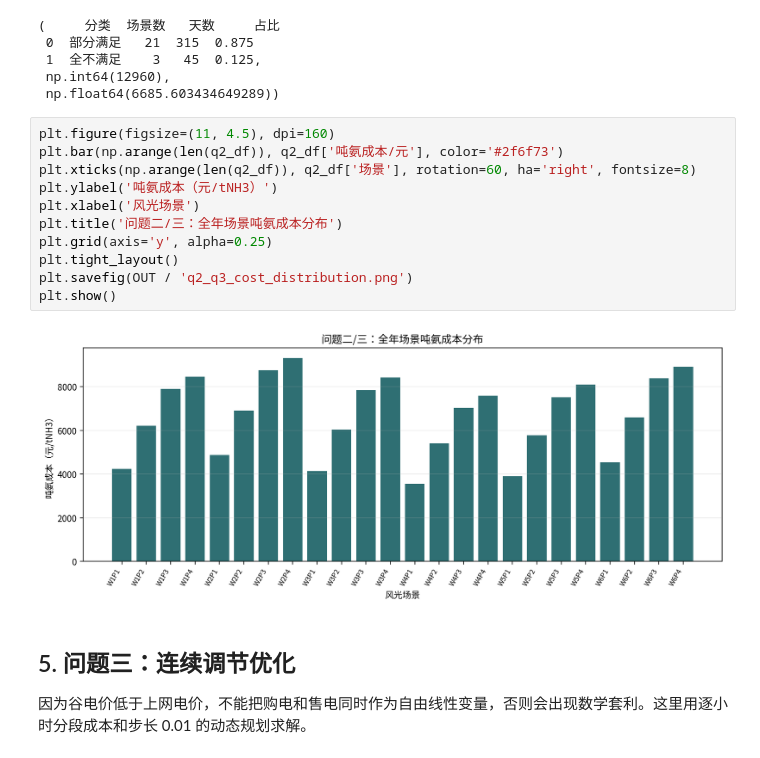
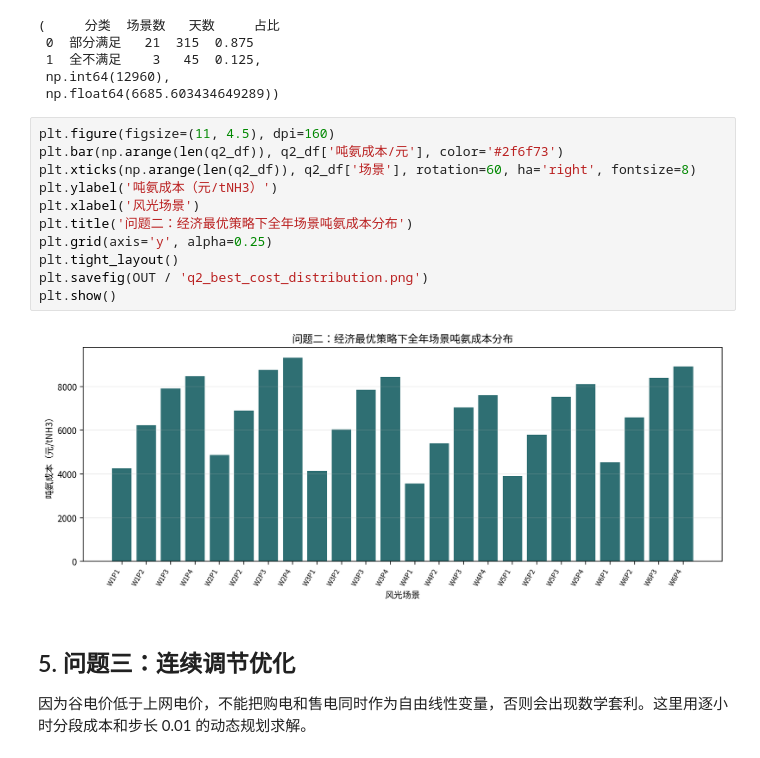
Before and after one commit to wurldwen/---, a Jupyter notebook: A题第1-4题计算代码.ipynb, the cells around one changed output. Cells and saved outputs as stored; diff of their text form.

```diff
--- a/A题第1-4题计算代码.ipynb
+++ b/A题第1-4题计算代码.ipynb
@@ -430,16 +608,16 @@ q2_class, annual_prod_q2, annual_cost_q2
 # %%
 plt.figure(figsize=(11, 4.5), dpi=160)
 plt.bar(np.arange(len(q2_df)), q2_df['吨氨成本/元'], color='#2f6f73')
 plt.xticks(np.arange(len(q2_df)), q2_df['场景'], rotation=60, ha='right', fontsize=8)
 plt.ylabel('吨氨成本（元/tNH3）')
 plt.xlabel('风光场景')
-plt.title('问题二/三：全年场景吨氨成本分布')
+plt.title('问题二：经济最优策略下全年场景吨氨成本分布')
 plt.grid(axis='y', alpha=0.25)
 plt.tight_layout()
-plt.savefig(OUT / 'q2_q3_cost_distribution.png')
+plt.savefig(OUT / 'q2_best_cost_distribution.png')
 plt.show()
 # %% [output]
-[figure, old version]
+[figure, new version]
 # %% [markdown]
 ## 5. 问题三：连续调节优化
 
```
Also changed, not shown: parts of 9 cells of this notebook, 18 other files.
